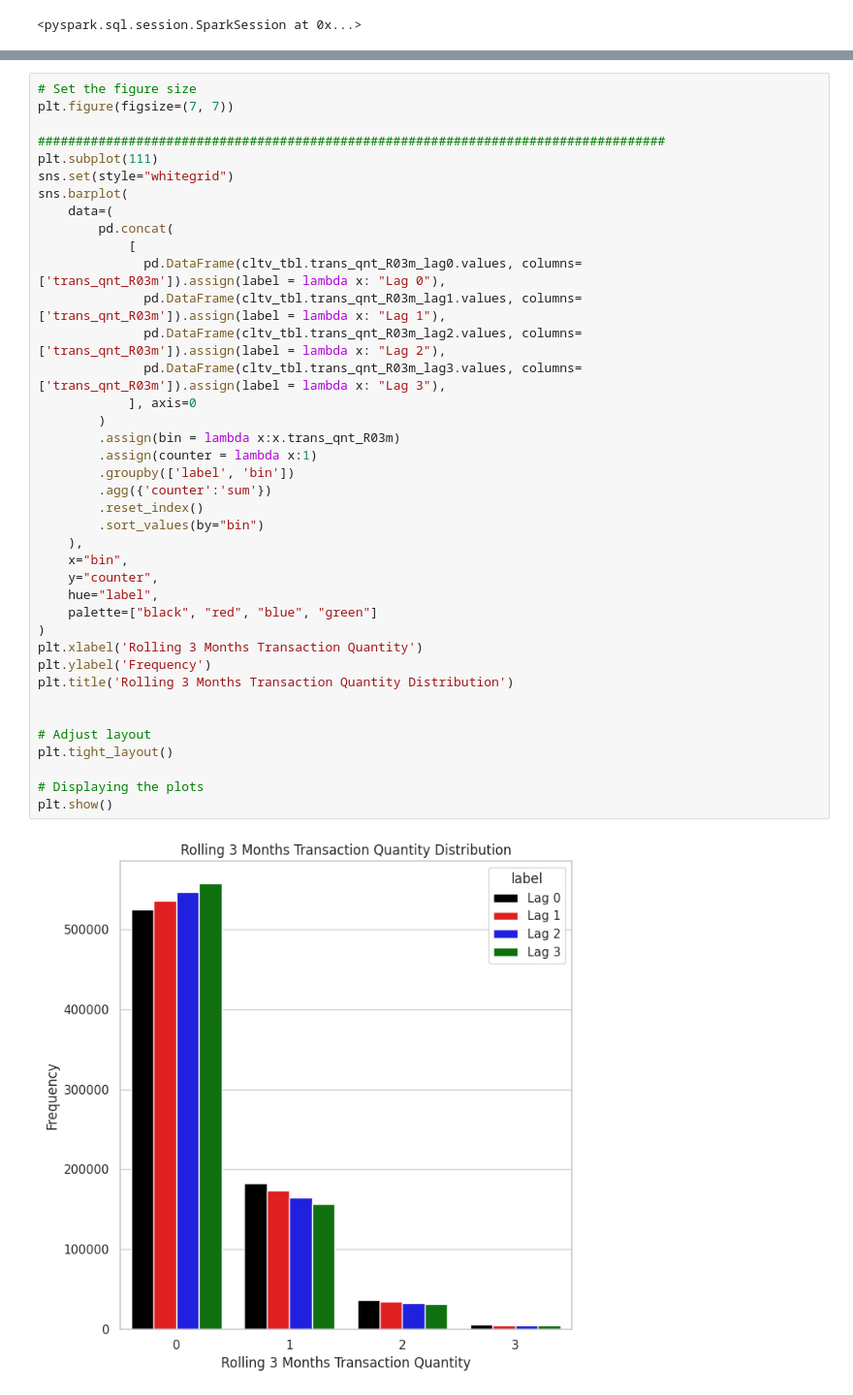
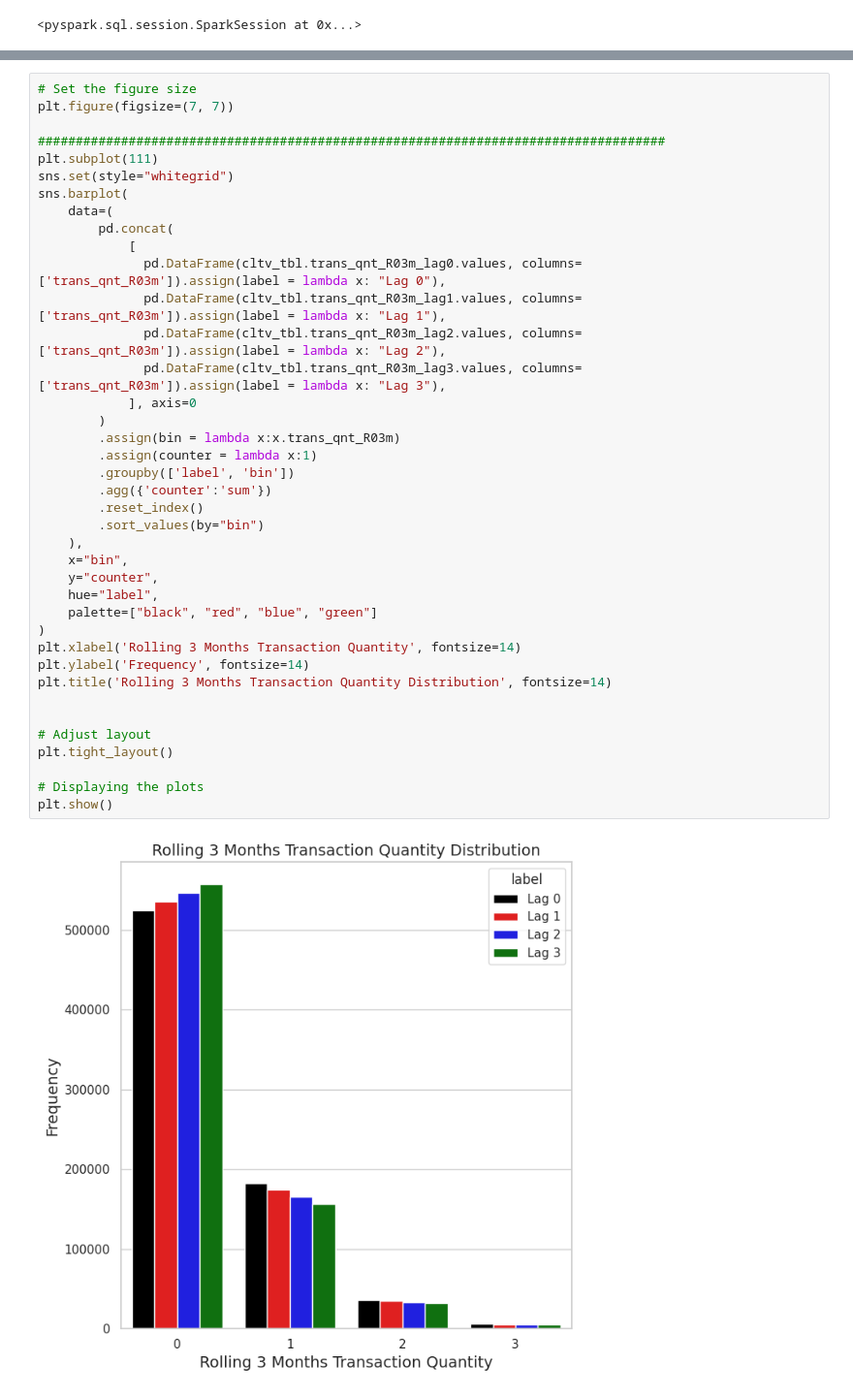
Before and after one commit to FelipeTufaile/Customer-Lifetime-Value, a Jupyter notebook: notebooks/Feature_Analysis.ipynb, the cells around one changed output, grey strips where cells are left out. Shown at 97% size. Cells and saved outputs as stored; diff of their text form.

```diff
--- a/notebooks/Feature_Analysis.ipynb
+++ b/notebooks/Feature_Analysis.ipynb
@@ -284,34 +296,34 @@ sns.set(style="whitegrid")
 sns.barplot(
     data=(
         pd.concat(
             [
               pd.DataFrame(cltv_tbl.trans_qnt_R03m_lag0.values, columns=['trans_qnt_R03m']).assign(label = lambda x: "Lag 0"),
               pd.DataFrame(cltv_tbl.trans_qnt_R03m_lag1.values, columns=['trans_qnt_R03m']).assign(label = lambda x: "Lag 1"),
               pd.DataFrame(cltv_tbl.trans_qnt_R03m_lag2.values, columns=['trans_qnt_R03m']).assign(label = lambda x: "Lag 2"),
               pd.DataFrame(cltv_tbl.trans_qnt_R03m_lag3.values, columns=['trans_qnt_R03m']).assign(label = lambda x: "Lag 3"),
             ], axis=0
         )
         .assign(bin = lambda x:x.trans_qnt_R03m)
         .assign(counter = lambda x:1)
         .groupby(['label', 'bin'])
         .agg({'counter':'sum'})
         .reset_index()
         .sort_values(by="bin")
     ),
     x="bin",
     y="counter",
     hue="label",
     palette=["black", "red", "blue", "green"]
 )
-plt.xlabel('Rolling 3 Months Transaction Quantity')
-plt.ylabel('Frequency')
-plt.title('Rolling 3 Months Transaction Quantity Distribution')
+plt.xlabel('Rolling 3 Months Transaction Quantity', fontsize=14)
+plt.ylabel('Frequency', fontsize=14)
+plt.title('Rolling 3 Months Transaction Quantity Distribution', fontsize=14)
 
 
 # Adjust layout
 plt.tight_layout()
 
 # Displaying the plots
 plt.show()
 # %% [output]
-[figure, old version]
+[figure, new version]
```
Also changed, not shown: parts of 33 cells of this notebook.
